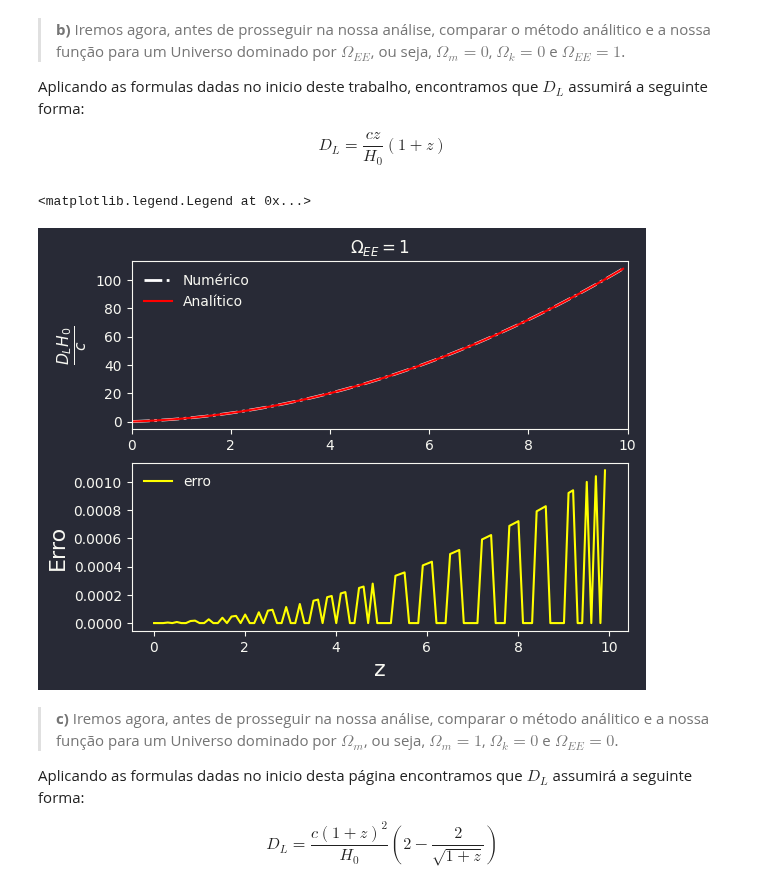
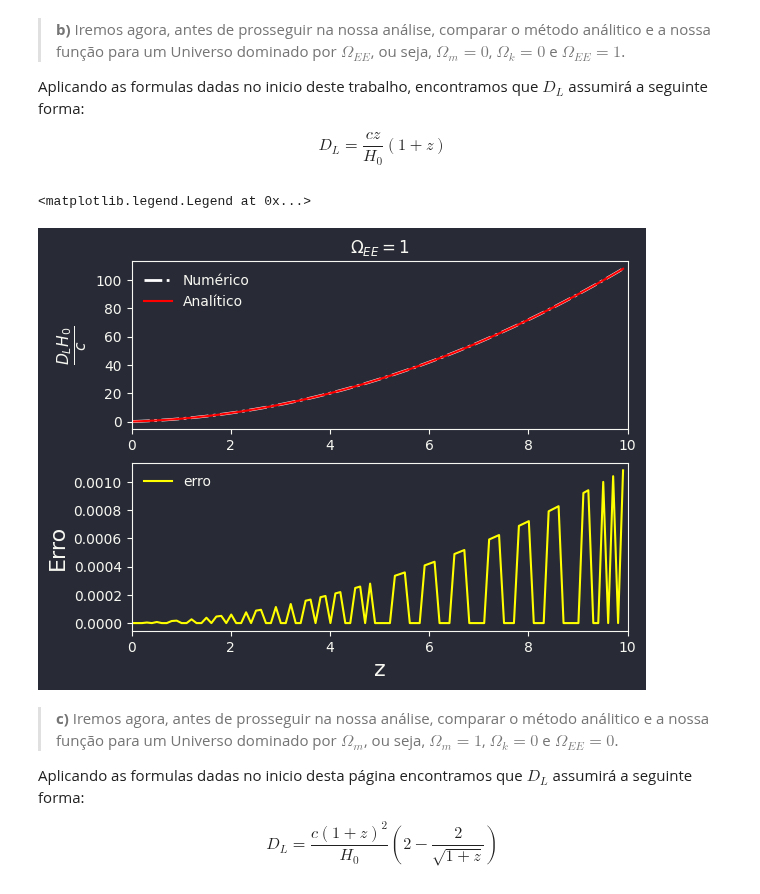
Before and after one commit to Geovannisz/SN_Ia, a Jupyter notebook: ProjetoSN_Ia.ipynb, the cells around one changed output. Drawn from its saved outputs; the diff is of its cells as text; code cells hidden in the pictures.

```diff
--- a/ProjetoSN_Ia.ipynb
+++ b/ProjetoSN_Ia.ipynb
@@ -147,34 +147,35 @@ w = -1
 eixo_y_EE = np.array([])
 
 for a in z:
   l = dist(a, H, omega_m, omega_ee, w)
   eixo_y_EE  = np.append(eixo_y_EE, (H/c)*l[0])
 
 eixo_y_d_LEE = np.array([])
 
 for a in z:
   D_L = d_LEE(a, c, H)
   eixo_y_d_LEE  = np.append(eixo_y_d_LEE, (H/c)*D_L)
 
 erro = eixo_y_EE - eixo_y_d_LEE
 
 plt.style.use(matplotx.styles.dracula)
 plt.subplot(2, 1, 1)
 plt.plot(z, eixo_y_EE, linestyle='dashdot', linewidth=2, color='white', label = 'Numérico')
 plt.plot(z, eixo_y_d_LEE, linestyle='-', color='red', label = 'Analítico')
 plt.title('$\\Omega_{EE} = 1$')
 plt.ylabel('$\\frac{D_{L}H_{0}}{c}$', fontsize=16)
 plt.xlabel('z', fontsize=16)
 plt.xlim(0, 10)
 plt.legend()
 plt.subplot(2, 1, 2)
 plt.plot(z, erro, linestyle='-', color='yellow', label = 'erro')
 plt.ylabel('Erro', fontsize=16)
 plt.xlabel('z', fontsize=16)
+plt.xlim(0, 10)
 plt.legend()
 # %% [output]
 <matplotlib.legend.Legend at 0x...>
-[figure, old version]
+[figure, new version]
 # %%
 def ez(z, omega_m, omega_ee, omega_k, w):
   return np.sqrt(omega_m*(1+z)**3+omega_k*(1+z)**2+omega_ee*(1+z)**(3*(1+w)))
```
Also changed, not shown: parts of 1 cell of this notebook.
